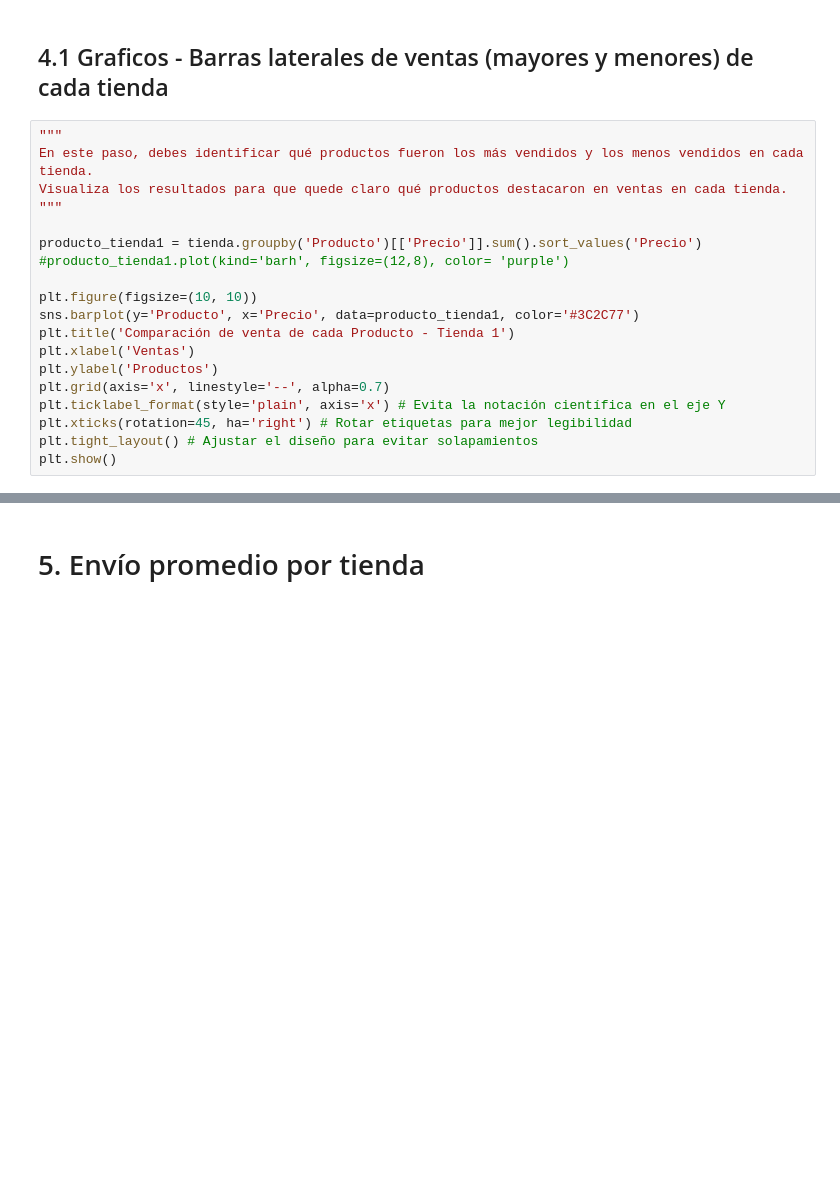
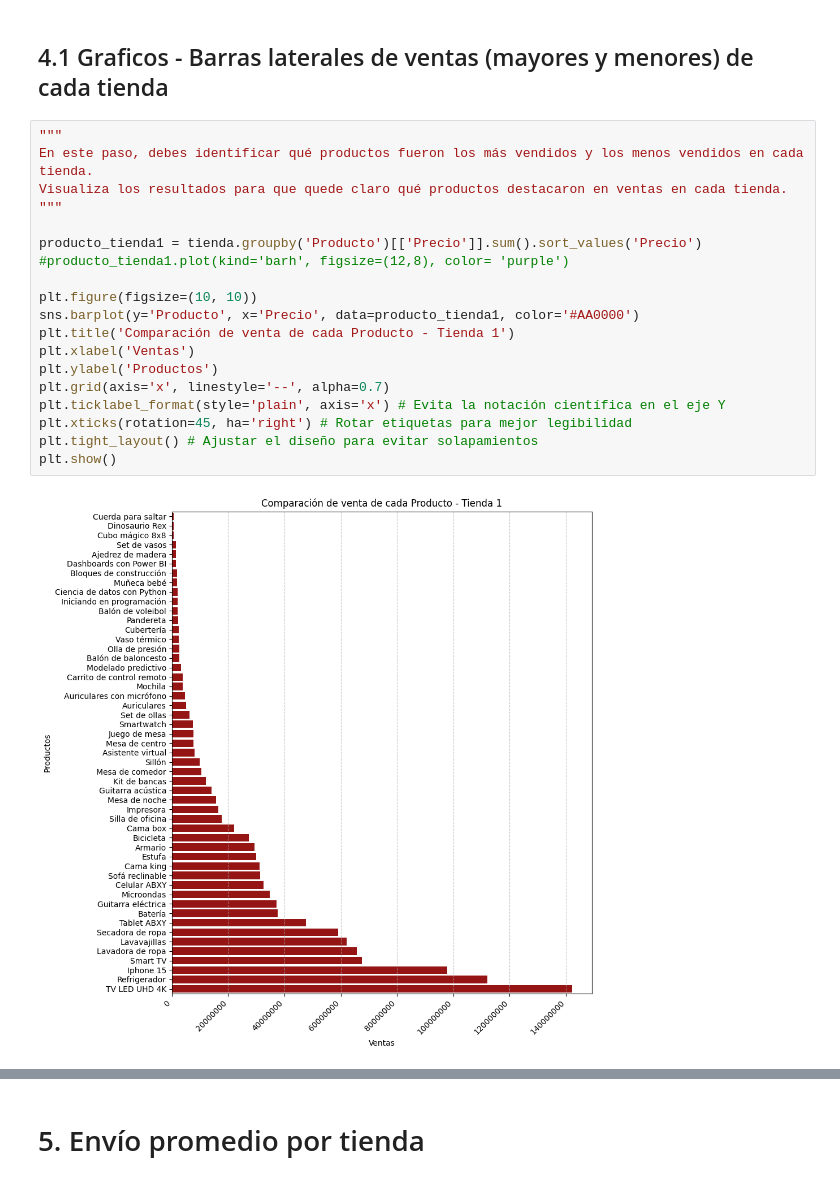
Before and after one commit to AlejaCruzR/Challenge_Alura_Store_AleCruz, a Jupyter notebook: AluraStoreLatam_AleCruz.ipynb, the cells around one changed output, grey strips where cells are left out. Cells and saved outputs as stored; diff of their text form; blank space fills up the shorter version.

```diff
--- a/AluraStoreLatam_AleCruz.ipynb
+++ b/AluraStoreLatam_AleCruz.ipynb
@@ -837,22 +875,24 @@ plt.show()
 # %%
 """
 En este paso, debes identificar qué productos fueron los más vendidos y los menos vendidos en cada tienda.
 Visualiza los resultados para que quede claro qué productos destacaron en ventas en cada tienda.
 """
 
 producto_tienda1 = tienda.groupby('Producto')[['Precio']].sum().sort_values('Precio')
 #producto_tienda1.plot(kind='barh', figsize=(12,8), color= 'purple')
 
 plt.figure(figsize=(10, 10))
-sns.barplot(y='Producto', x='Precio', data=producto_tienda1, color='#3C2C77')
+sns.barplot(y='Producto', x='Precio', data=producto_tienda1, color='#AA0000')
 plt.title('Comparación de venta de cada Producto - Tienda 1')
 plt.xlabel('Ventas')
 plt.ylabel('Productos')
 plt.grid(axis='x', linestyle='--', alpha=0.7)
 plt.ticklabel_format(style='plain', axis='x') # Evita la notación científica en el eje Y
 plt.xticks(rotation=45, ha='right') # Rotar etiquetas para mejor legibilidad
 plt.tight_layout() # Ajustar el diseño para evitar solapamientos
 plt.show()
+# %% [output]
+[figure, added]
 # %%
 producto_tienda2 = tienda2.groupby('Producto')[['Precio']].sum().sort_values('Precio')
 #producto_tienda1.plot(kind='barh', figsize=(12,8), color= 'purple')
```
Also changed, not shown: parts of 19 cells of this notebook.
